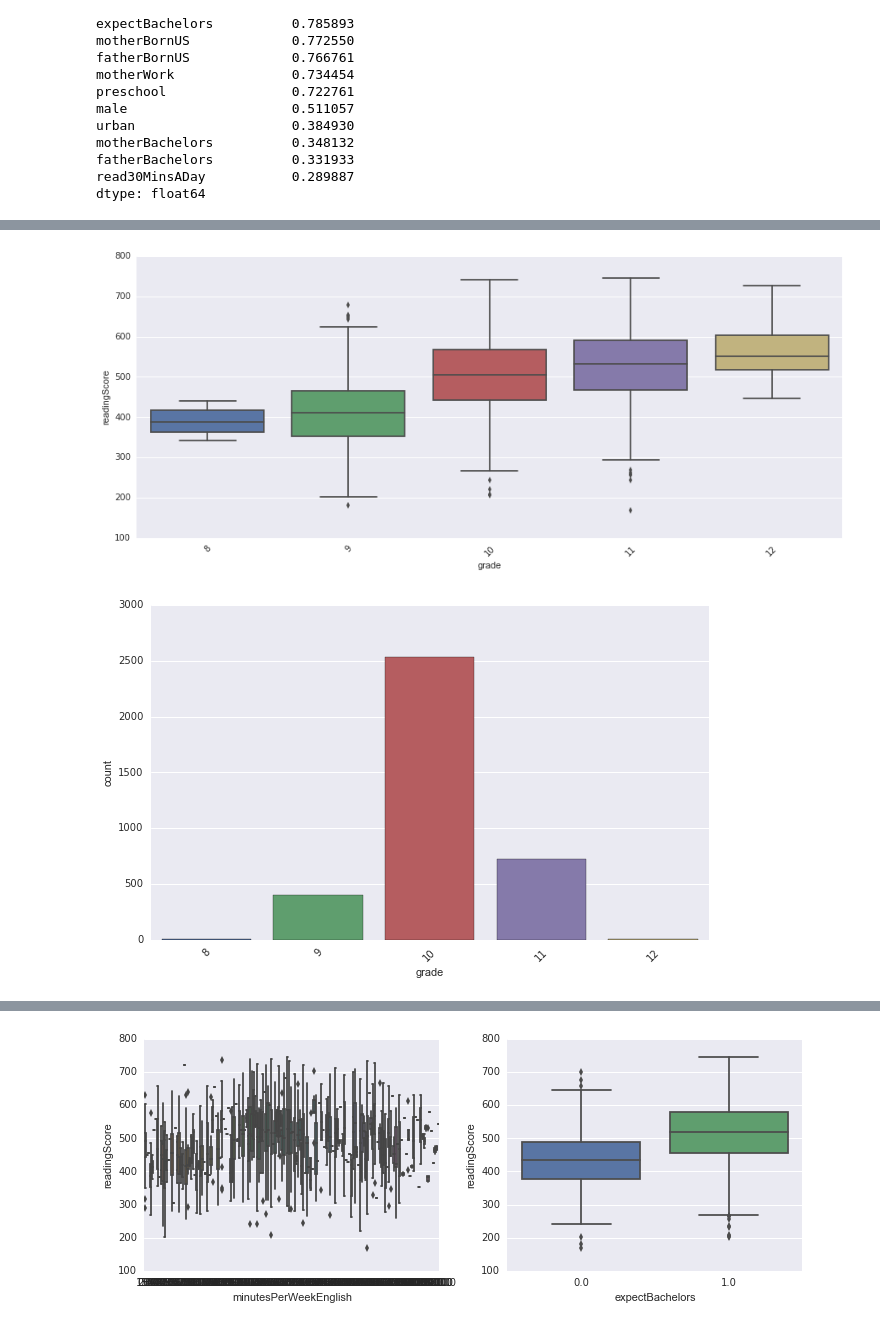
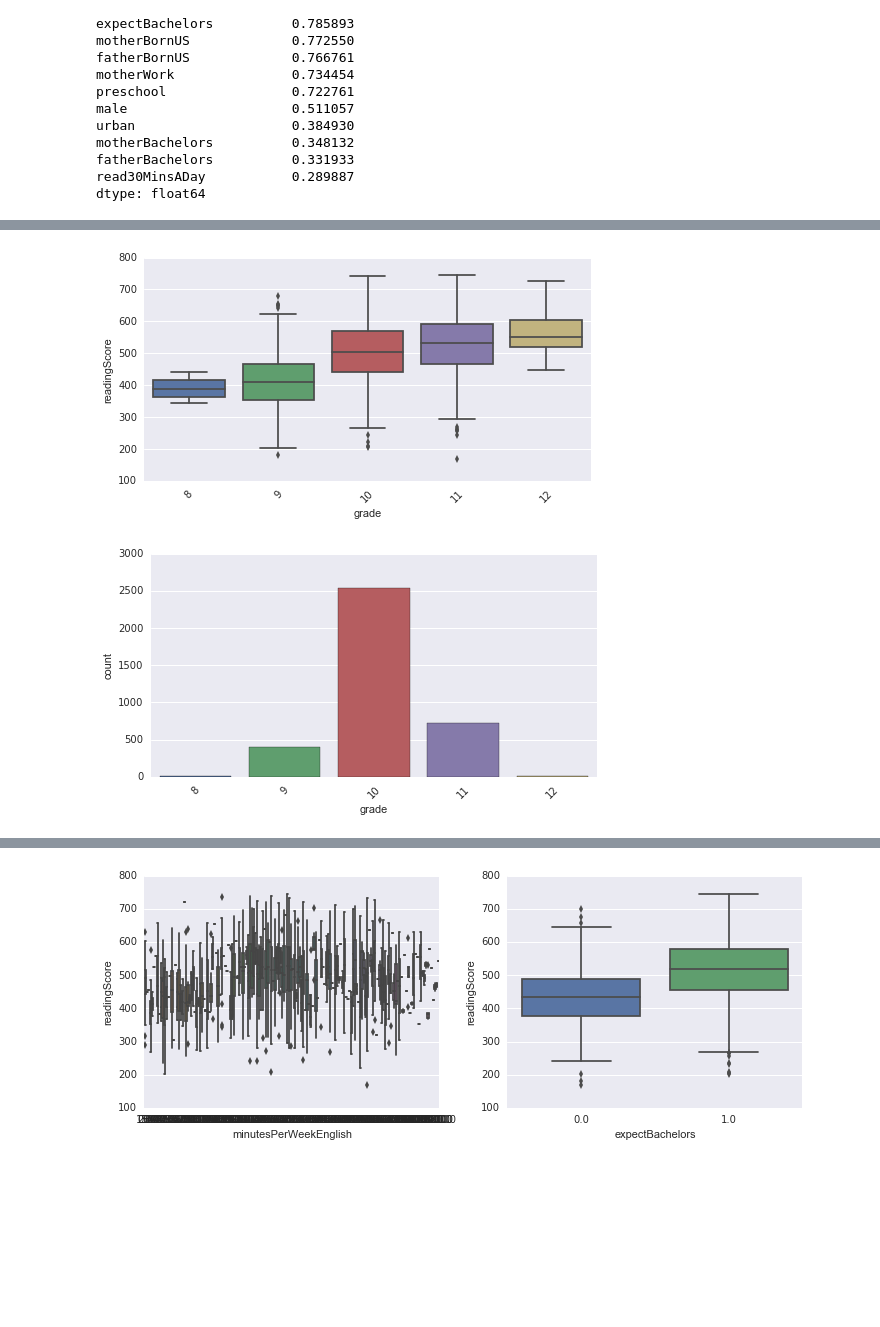
Before and after one commit to shintotm/TestScorePrediction, a Jupyter notebook: PISA Reading Test Score Prediction.ipynb, the cells around one changed output, grey strips where cells are left out. Saved outputs shown, nothing was run; the diff lists cells and outputs as text; code cells hidden in the pictures; blank space fills up the shorter version.

```diff
--- a/PISA Reading Test Score Prediction.ipynb
+++ b/PISA Reading Test Score Prediction.ipynb
@@ -267,13 +267,13 @@ xt = plt.xticks(rotation=45)
 # %%
-plt.figure(figsize=(15,6))
+plt.figure(figsize=(8,4))
 sns.boxplot(x='grade', y='readingScore', data=pisaTrain)
 xt = plt.xticks(rotation=45)
 # %% [output]
-[figure, old version]
+[figure, new version]
 # %%
-plt.figure(figsize = (10, 6))
+plt.figure(figsize = (8, 4))
 sns.countplot(x = 'grade', data = pisaTrain)
 xt = plt.xticks(rotation=45)
 # %% [output]
-[figure, old version]
+[figure, new version]
 # %%
```
Also changed, not shown: parts of 4 cells of this notebook.
